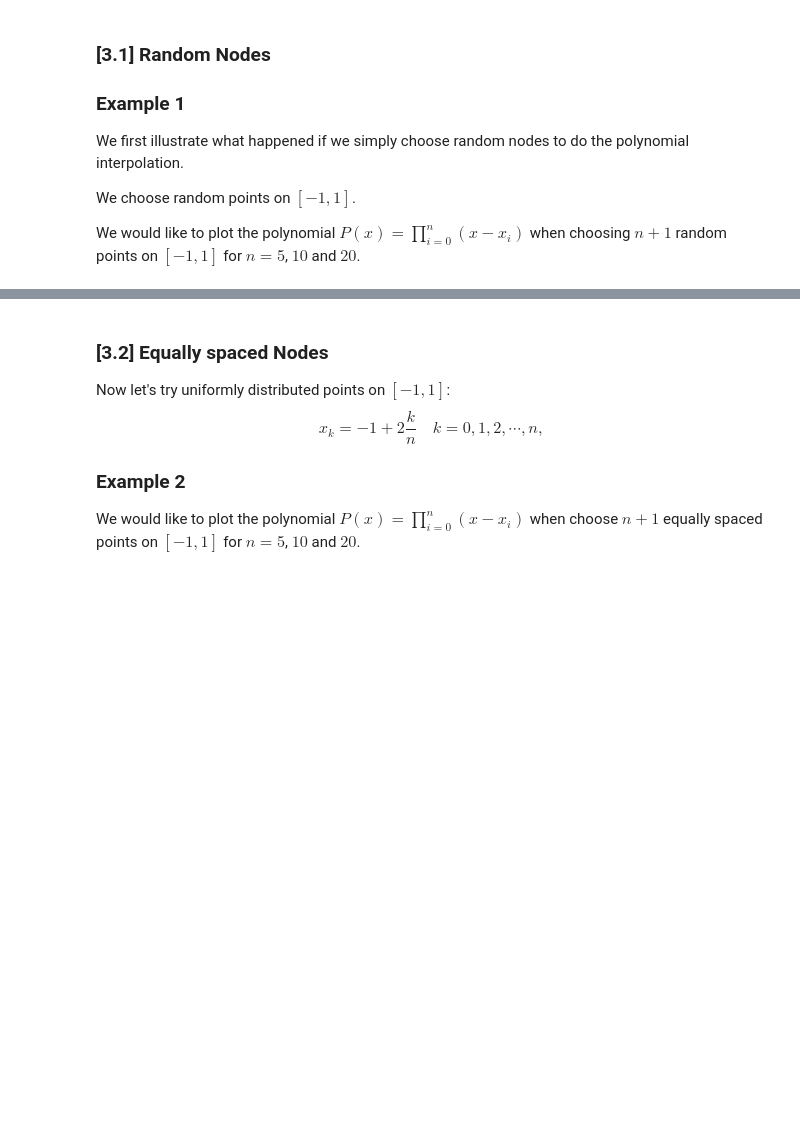
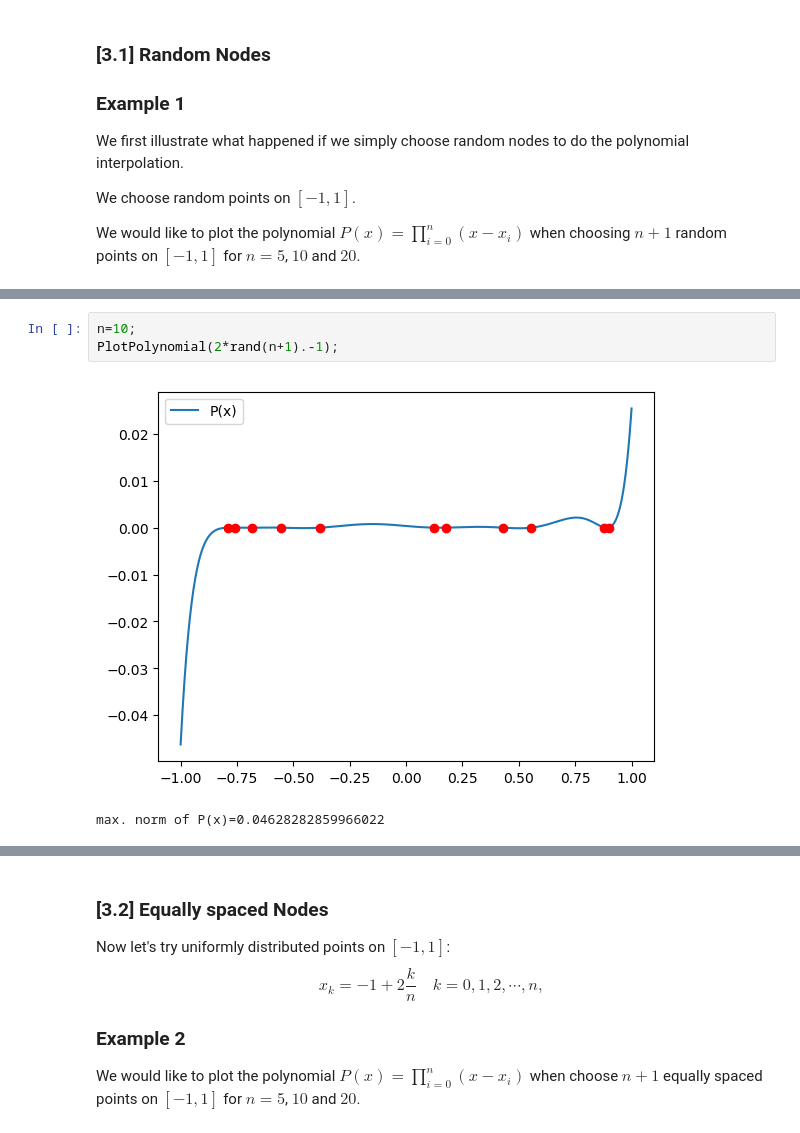
Before and after one commit to teshenglin/computational_mathematics, a Jupyter notebook: approximating_function_03.ipynb, the cells around one changed output, grey strips where cells are left out. Drawn from its saved outputs; the diff is of its cells as text; blank space fills up the shorter version.

```diff
--- a/approximating_function_03.ipynb
+++ b/approximating_function_03.ipynb
@@ -114,0 +64,6 @@ max. norm of p_2(x)=0.06230075192531127
+# %%
+n=10;
+PlotPolynomial(2*rand(n+1).-1);
+# %% [output]
+[figure, added]
+max. norm of P(x)=0.04628282859966022
```
Also changed, not shown: parts of 15 cells of this notebook.
